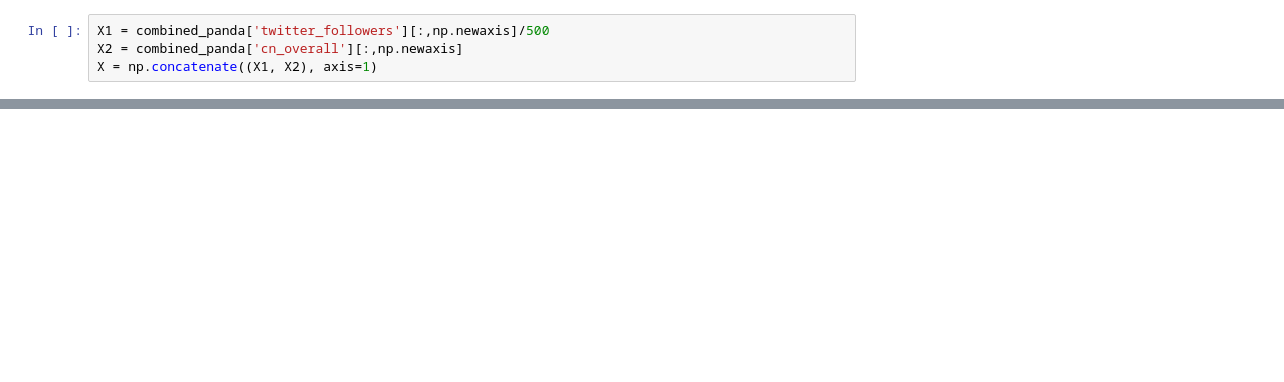
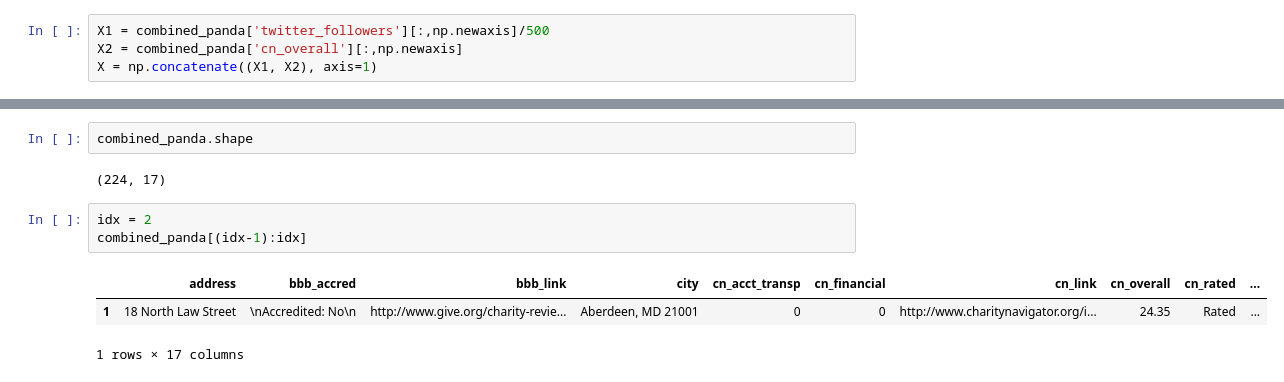
Before and after one commit to kdsimmons/InsightProject, a Jupyter notebook: make_graphs.ipynb, the cells around one changed output, grey strips where cells are left out. Cells and saved outputs as stored; diff of their text form; blank space fills up the shorter version.

```diff
--- a/make_graphs.ipynb
+++ b/make_graphs.ipynb
@@ -60,0 +172,11 @@ plt.xlabel("Twitter Followers (x 500)", fontsize=20);
+# %%
+combined_panda.shape
+# %% [output]
+(224, 17)
+# %%
+idx = 2
+combined_panda[(idx-1):idx]
+# %% [output]
+|  | address | bbb_accred | bbb_link | city | cn_acct_transp | cn_financial | cn_link | cn_overall | cn_rated | ... |
+| 1 | 18 North Law Street | \nAccredited: No\n | http://www.give.org/charity-revie... | Aberdeen, MD 21001 | 0 | 0 | http://www.charitynavigator.org/i... | 24.35 | Rated | ... |
+1 rows × 17 columns
```
Also changed, not shown: parts of 10 cells of this notebook, 12 other files.
